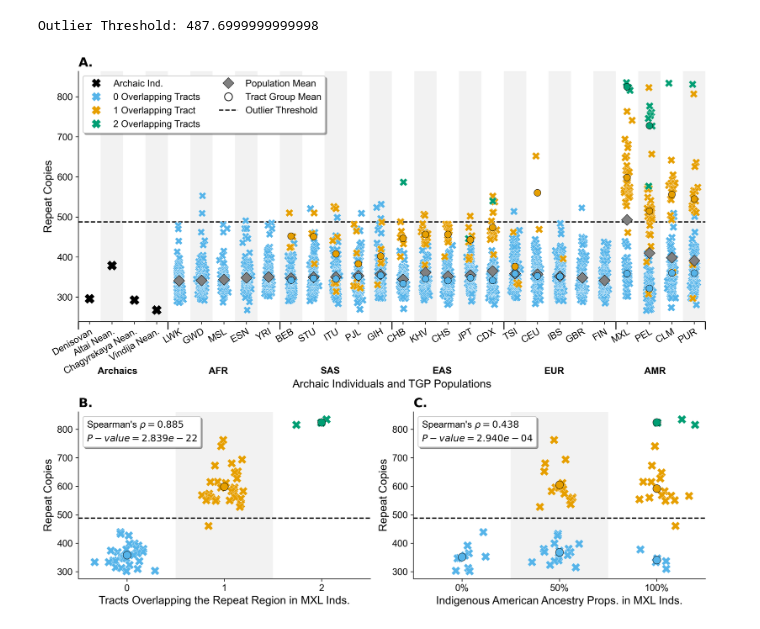
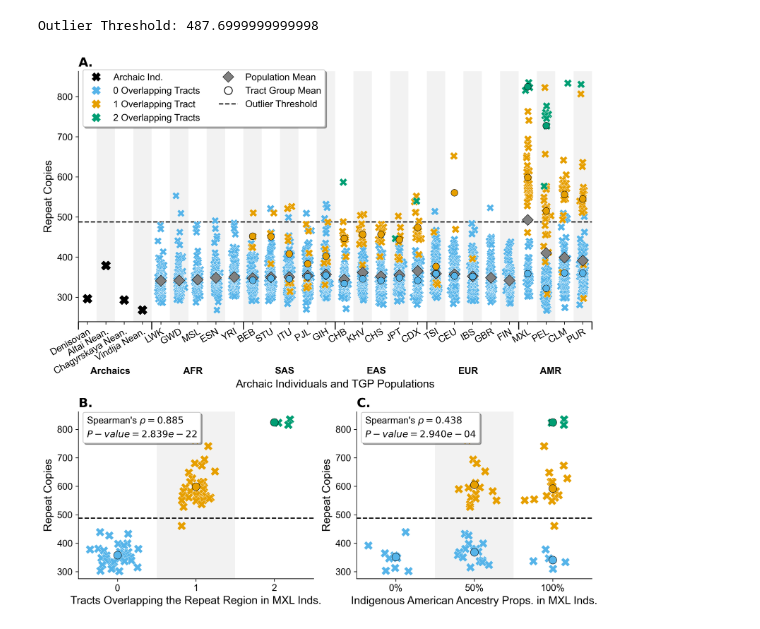
Before and after one commit to David-Peede/MUC19, a Jupyter notebook: figure_nbs/figure_2_v_revisions.ipynb, the cells around one changed output. Drawn from its saved outputs; the diff is of its cells as text; code cells hidden in the pictures.

```diff
--- a/figure_nbs/figure_2_v_revisions.ipynb
+++ b/figure_nbs/figure_2_v_revisions.ipynb
@@ -50,7 +50,7 @@ plt.rcParams.update({
 })
 # Intialize the figure.
 fig = plt.figure(
-    figsize=(12, 10), dpi=300,
+    figsize=(10, 10), dpi=300,
     facecolor='white',
 )
 # Intialize the grid.
@@ -59,7 +59,8 @@ gs = gridspec.GridSpec(2, 2, height_ratios=[1.5, 1])
 ax1 = plt.subplot(gs[0, :])
 ax2 = plt.subplot(gs[1, 0])
 ax3 = plt.subplot(gs[1, 1])
-
+# Set a random seed for consistent jitters.
+np.random.seed(2)
 
 
 ###############
@@ -169,7 +170,7 @@ ax1.legend(
         Line2D([0], [0], linestyle='none', marker='o', markersize=10, color='white', markeredgecolor='black', label='Tract Group Mean'),
         Line2D([0], [0], color='black', linestyle='dashed', label='Outlier Threshold'),
     ],
-    loc='upper left', bbox_to_anchor=(0, 1), frameon=True, fancybox=True, shadow=True, ncol=2,
+    loc='upper left', bbox_to_anchor=(0, 1.025), frameon=True, fancybox=True, shadow=True, ncol=2,
 )
 
 
@@ -222,7 +223,7 @@ ax2.legend(
         Line2D([0], [0], color='none', linestyle='none', label=f"Spearman's $\\rho = {mxl_tracts_rho:.3f}$"),
         Line2D([0], [0], color='none', linestyle='none', label=fr'$P-value = {mxl_tracts_pval:.3e}$')
     ],
-    loc='upper left', bbox_to_anchor=(0, 1), handlelength=0, handletextpad=0,
+    loc='upper left', bbox_to_anchor=(0, 1.025), handlelength=0, handletextpad=0,
     frameon=True, fancybox=True, shadow=True,
 )
 
@@ -286,7 +287,7 @@ ax3.legend(
         Line2D([0], [0], color='none', linestyle='none', label=f"Spearman's $\\rho = {mxl_iaa_rho:.3f}$"),
         Line2D([0], [0], color='none', linestyle='none', label=fr'$P-value = {mxl_iaa_pval:.3e}$')
     ],
-    loc='upper left', bbox_to_anchor=(0, 1), handlelength=0, handletextpad=0,
+    loc='upper left', bbox_to_anchor=(0, 1.025), handlelength=0, handletextpad=0,
     frameon=True, fancybox=True, shadow=True,
 )
 
@@ -297,31 +298,31 @@ ax3.legend(
 #################
 
 # Intilaize a title list.
 title_list = [
     r'$\bf{A.}$',
     r'$\bf{B.}$',
     r'$\bf{C.}$',
 ]
 # For each subplot.
 for ax, title in zip([ax1, ax2, ax3], title_list):
     # Plot the title.
     ax.set_title(title, loc='left')
 # Enforce a tight layout.
 plt.tight_layout()
 # Export the plot.
 plt.savefig(
     './main_figures/png/figure_2.png', format='png',
     facecolor='white', bbox_inches='tight', dpi=500,
 )
 plt.savefig(
     './main_figures/svg/figure_2.svg', format='svg',
     facecolor='white', bbox_inches='tight', dpi=500,
 )
 plt.savefig(
     './main_figures/pdf/figure_2.pdf', format='pdf',
     facecolor='white', bbox_inches='tight', dpi=500,
 )
 # Show the plot.
 plt.show()
 # %% [output]
-[figure, old version]
+[figure, new version]
```
Also changed, not shown: 4 other files.
